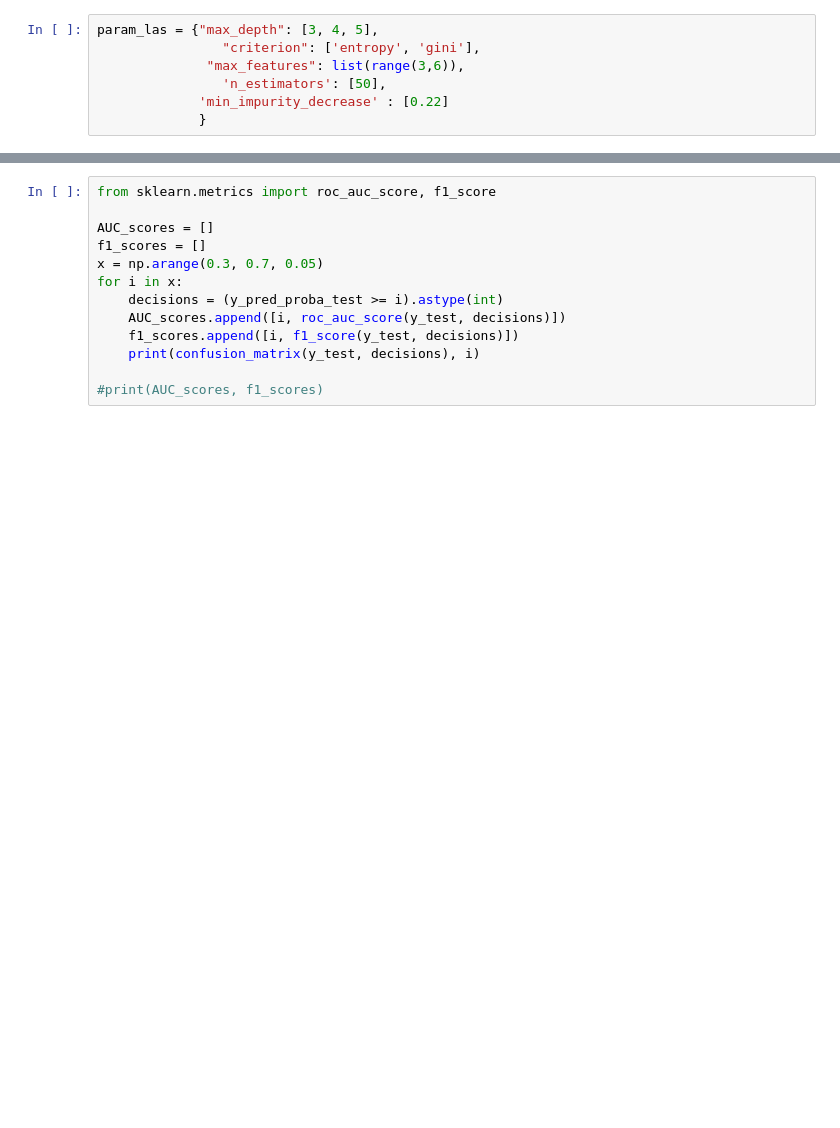
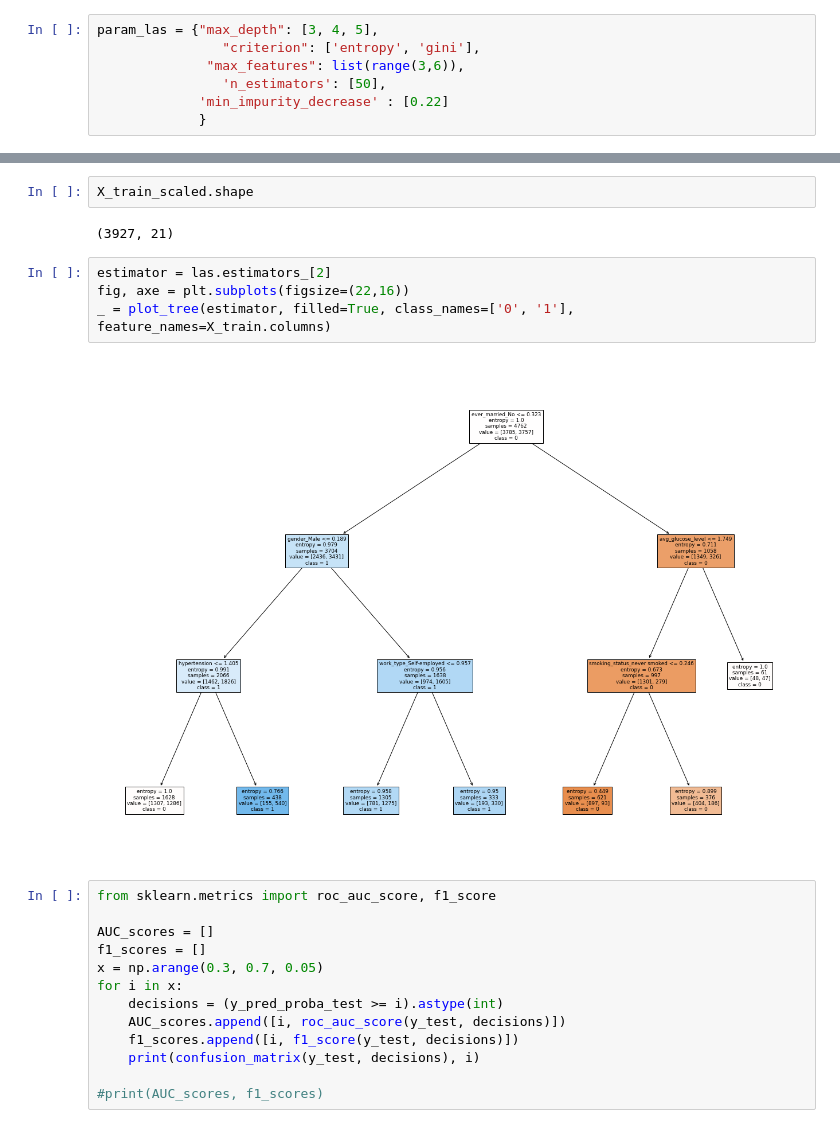
Before and after one commit to infoshareacademy/jdszr7-gold_diggers, a Jupyter notebook: python_projects/Stroke/Stroke.ipynb, the cells around one changed output, grey strips where cells are left out. Saved outputs shown, nothing was run; the diff lists cells and outputs as text; blank space fills up the shorter version.

```diff
--- a/python_projects/Stroke/Stroke.ipynb
+++ b/python_projects/Stroke/Stroke.ipynb
@@ -1097,3 +1187,13 @@ param_las = {"max_depth": [3, 4, 5],
+# %%
+X_train_scaled.shape
+# %% [output]
+(3927, 21)
+# %%
+estimator = las.estimators_[2]
+fig, axe = plt.subplots(figsize=(22,16))
+_ = plot_tree(estimator, filled=True, class_names=['0', '1'], feature_names=X_train.columns)
+# %% [output]
+[figure, added]
 # %%
 from sklearn.metrics import roc_auc_score, f1_score
 
```
Also changed, not shown: parts of 18 cells of this notebook.
